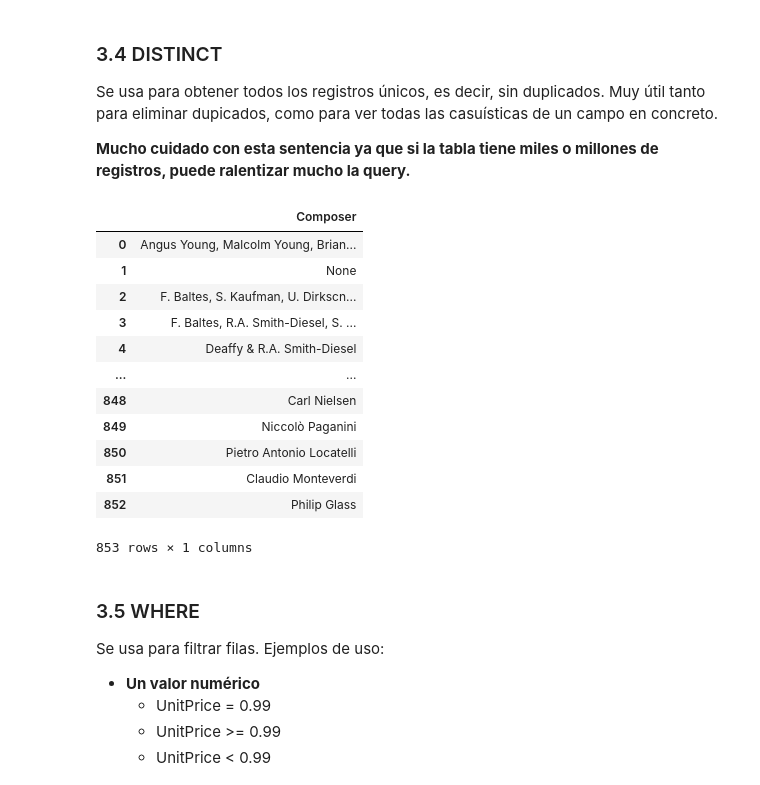
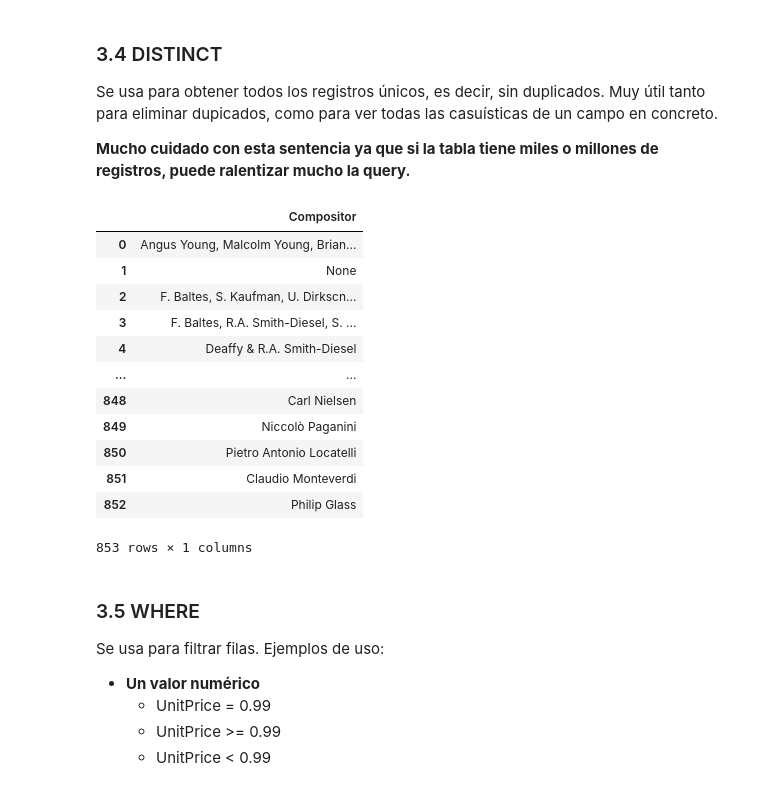
Before and after one commit to lhernandezc96/ds-nov23-thebridge, a Jupyter notebook: 2_Analytics/13-SQL/SQL_Python -aula.ipynb, the cells around one changed output. Drawn from its saved outputs; the diff is of its cells as text; code cells hidden in the pictures.

```diff
--- a/2_Analytics/13-SQL/SQL_Python -aula.ipynb
+++ b/2_Analytics/13-SQL/SQL_Python -aula.ipynb
@@ -47,8 +52,9 @@ Lo primero que hacemos es **establecer conexión con la base de datos**. En este
 # %%
 # Conectamos con la base de datos chinook.db
-
+connection = sqlite3.connect("data/chinook.db")
 
 # Obtenemos un cursor que utilizaremos para hacer las queries
+crsr = connection.cursor()
 # %%
 def sql_query(query):
 
@@ -181,12 +223,12 @@ Se usa para obtener todos los registros únicos, es decir, sin duplicados. Muy
 **Mucho cuidado con esta sentencia ya que si la tabla tiene miles o millones de registros, puede ralentizar mucho la query.**
 # %%
 query = '''
-
+SELECT DISTINCT Composer AS Compositor FROM Tracks
 '''
 
 sql_query(query)
 # %% [output]
-|  | Composer |
+|  | Compositor |
 | 0 | Angus Young, Malcolm Young, Brian... |
 | 1 | None |
 | 2 | F. Baltes, S. Kaufman, U. Dirkscn... |
```
Also changed, not shown: parts of 38 cells of this notebook, 19 other files.
